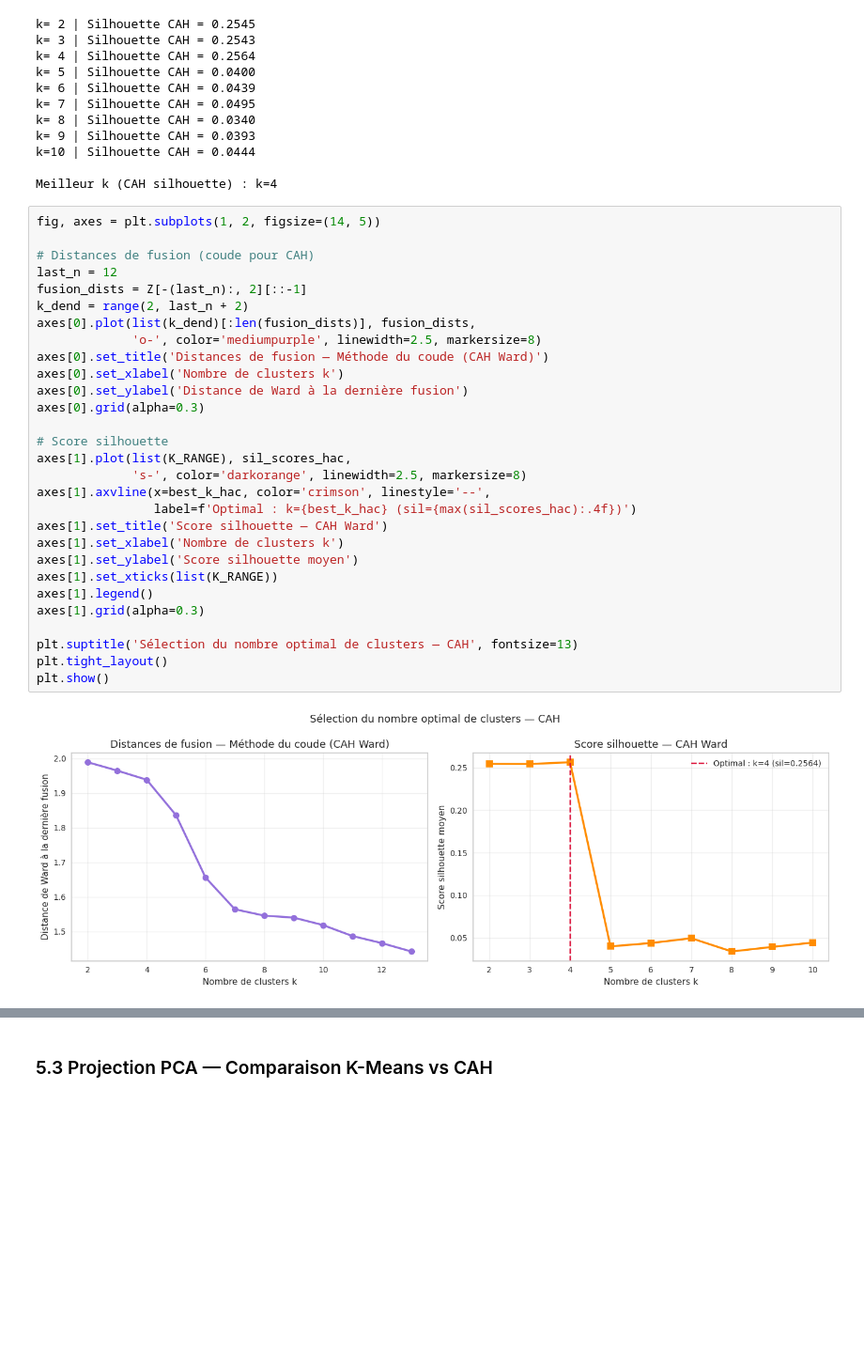
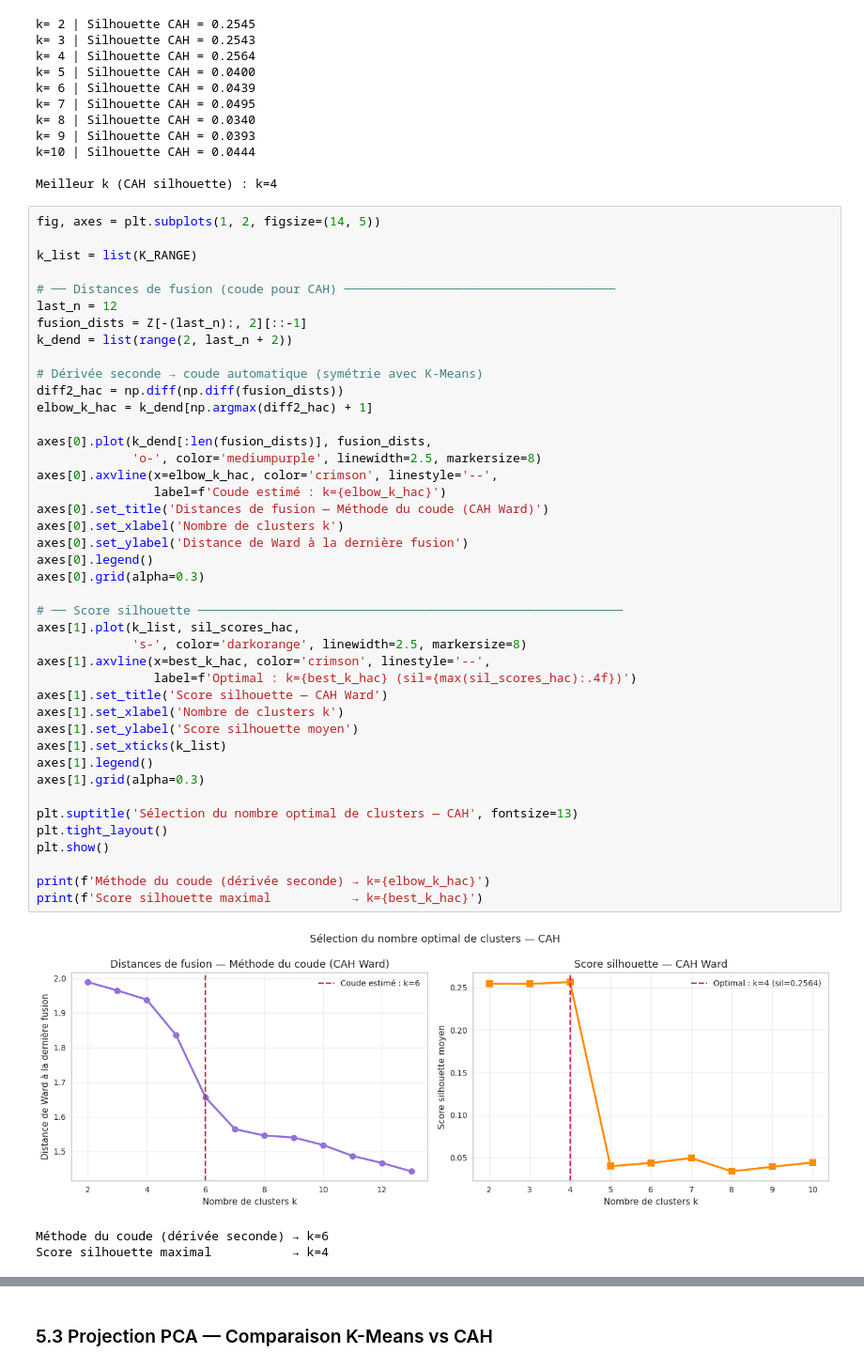
Before and after one commit to YLDHN/4MLUP, a Jupyter notebook: anthems_clustering.ipynb, the cells around one changed output, grey strips where cells are left out. Shown at 94% size. Cells and saved outputs as stored; diff of their text form; blank space fills up the shorter version.

```diff
--- a/anthems_clustering.ipynb
+++ b/anthems_clustering.ipynb
@@ -789,32 +821,47 @@ Meilleur k (CAH silhouette) : k=4
 # %%
 fig, axes = plt.subplots(1, 2, figsize=(14, 5))
 
-# Distances de fusion (coude pour CAH)
+k_list = list(K_RANGE)
+
+# ── Distances de fusion (coude pour CAH) ─────────────────────────────────────
 last_n = 12
 fusion_dists = Z[-(last_n):, 2][::-1]
-k_dend = range(2, last_n + 2)
-axes[0].plot(list(k_dend)[:len(fusion_dists)], fusion_dists,
+k_dend = list(range(2, last_n + 2))
+
+# Dérivée seconde → coude automatique (symétrie avec K-Means)
+diff2_hac = np.diff(np.diff(fusion_dists))
+elbow_k_hac = k_dend[np.argmax(diff2_hac) + 1]
+
+axes[0].plot(k_dend[:len(fusion_dists)], fusion_dists,
              'o-', color='mediumpurple', linewidth=2.5, markersize=8)
+axes[0].axvline(x=elbow_k_hac, color='crimson', linestyle='--',
+                label=f'Coude estimé : k={elbow_k_hac}')
 axes[0].set_title('Distances de fusion — Méthode du coude (CAH Ward)')
 axes[0].set_xlabel('Nombre de clusters k')
 axes[0].set_ylabel('Distance de Ward à la dernière fusion')
+axes[0].legend()
 axes[0].grid(alpha=0.3)
 
-# Score silhouette
-axes[1].plot(list(K_RANGE), sil_scores_hac,
+# ── Score silhouette ──────────────────────────────────────────────────────────
+axes[1].plot(k_list, sil_scores_hac,
              's-', color='darkorange', linewidth=2.5, markersize=8)
 axes[1].axvline(x=best_k_hac, color='crimson', linestyle='--',
                 label=f'Optimal : k={best_k_hac} (sil={max(sil_scores_hac):.4f})')
 axes[1].set_title('Score silhouette — CAH Ward')
 axes[1].set_xlabel('Nombre de clusters k')
 axes[1].set_ylabel('Score silhouette moyen')
-axes[1].set_xticks(list(K_RANGE))
+axes[1].set_xticks(k_list)
 axes[1].legend()
 axes[1].grid(alpha=0.3)
 
 plt.suptitle('Sélection du nombre optimal de clusters — CAH', fontsize=13)
 plt.tight_layout()
 plt.show()
+
+print(f'Méthode du coude (dérivée seconde) → k={elbow_k_hac}')
+print(f'Score silhouette maximal           → k={best_k_hac}')
 # %% [output]
-[figure, old version]
+[figure, new version]
+Méthode du coude (dérivée seconde) → k=6
+Score silhouette maximal           → k=4
 # %% [markdown]
```
Also changed, not shown: parts of 12 cells of this notebook, 3 other files.
